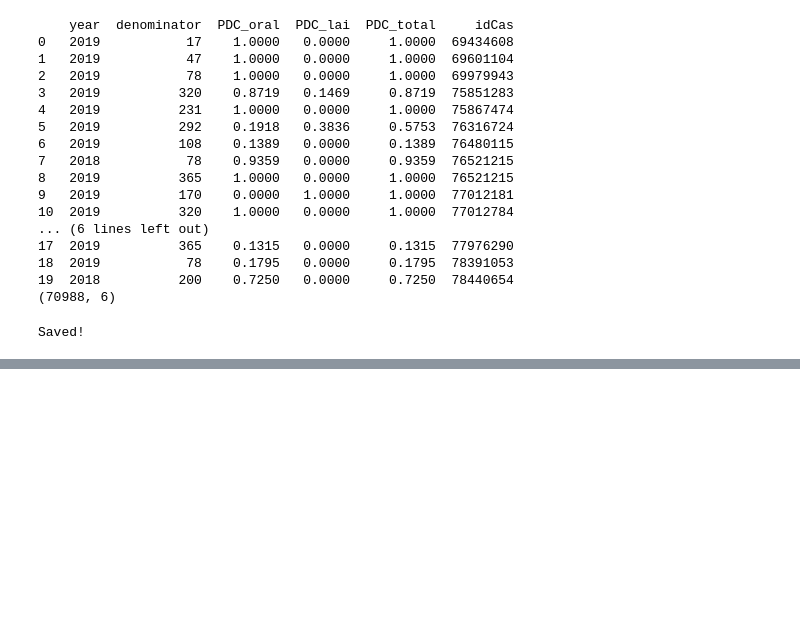
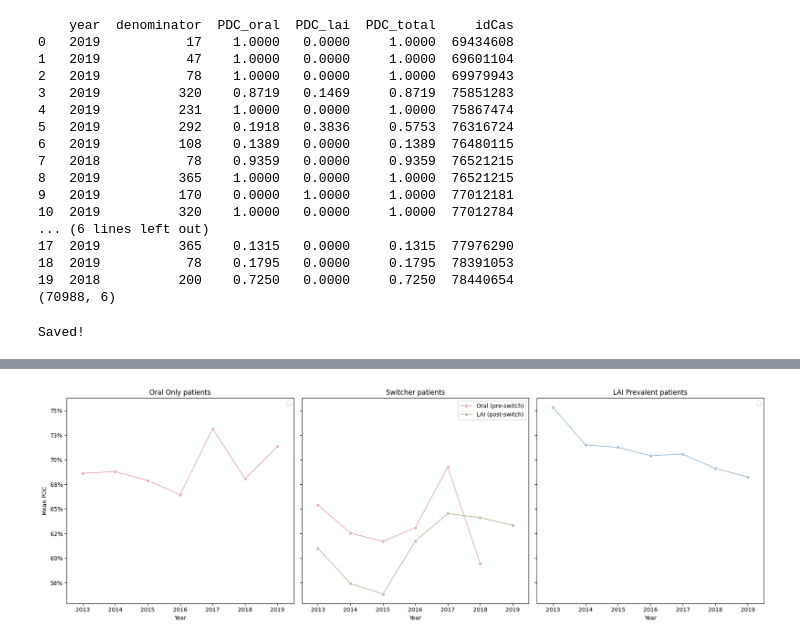
Before and after one commit to laiaraja/Data-sintetica, a Jupyter notebook: src/ADHERENCIA/adh2.ipynb, the cells around one changed output, grey strips where cells are left out. Drawn from its saved outputs; the diff is of its cells as text; code cells hidden in the pictures; blank space fills up the shorter version.

```diff
--- a/src/ADHERENCIA/adh2.ipynb
+++ b/src/ADHERENCIA/adh2.ipynb
@@ -436,0 +497,14 @@ Saved!
+# %%
+def assign_group(row):
+    if row['switcher']:
+        return 'Switcher'
+    elif row['oral_only']:
+        return 'Oral only'
+    else:
+        return 'LAI prevalent'
+
+patient_flags['group'] = patient_flags.apply(assign_group, axis=1)
+
+# Just merge the group label
+pdc_final = pdc_final.merge(patient_flags[['idCas', 'group']], on='idCas', how='left')
+pdc_final = pdc_final[pdc_final['year'].between(2013, 2021)]
@@ -436,0 +557,54 @@ Saved!
+# %%
+import matplotlib.pyplot as plt
+import seaborn as sns
+
+custom2 = ['#E8B4BC', '#B7C9A8', '#A8C5DA', '#D4B8D4', '#F0D9B5']
+
+# Mean PDC per group per year
+oral_only = pdc_final[pdc_final['group'] == 'Oral only'].groupby('year')['PDC_oral'].mean().reset_index()
+lai_prevalent = pdc_final[pdc_final['group'] == 'LAI prevalent'].groupby('year')['PDC_lai'].mean().reset_index()
+
+# Switchers: oral before first_lai_date, lai after
+pdc_switchers = pdc_final[pdc_final['group'] == 'Switcher'].copy()
+pdc_switchers['switch_year'] = pdc_switchers['first_lai_date'].dt.year
+
+switcher_oral = pdc_switchers[pdc_switchers['year'] < pdc_switchers['switch_year']].groupby('year')['PDC_oral'].mean().reset_index()
+switcher_lai = pdc_switchers[pdc_switchers['year'] >= pdc_switchers['switch_year']].groupby('year')['PDC_lai'].mean().reset_index()
+
+# Plot
+fig, axes = plt.subplots(1, 3, figsize=(18, 6), sharey=True, sharex=False)
+
+palette = sns.color_palette(custom2)
+
+# Oral only
+sns.lineplot(data=oral_only, x='year', y='PDC_oral', ax=axes[0], color=palette[0], marker='o')
+axes[0].set_title('Oral Only patients')
+axes[0].set_xlabel('Year')
+axes[0].set_ylabel('Mean PDC')
+axes[0].yaxis.set_major_formatter(plt.FuncFormatter(lambda x, _: f'{x*100:.0f}%'))
+axes[0].legend()
+
+# Switchers
+sns.lineplot(data=switcher_oral, x='year', y='PDC_oral', ax=axes[1], color=palette[0], marker='o', label='Oral (pre-switch)')
+sns.lineplot(data=switcher_lai, x='year', y='PDC_lai', ax=axes[1], color=palette[1], marker='o', label='LAI (post-switch)')
+axes[1].set_title('Switcher patients')
+axes[1].set_xlabel('Year')
+axes[1].set_ylabel('')
+axes[1].legend()
+
+# LAI prevalent
+sns.lineplot(data=lai_prevalent, x='year', y='PDC_lai', ax=axes[2], color=palette[2], marker='o')
+axes[2].set_title('LAI Prevalent patients')
+axes[2].set_xlabel('Year')
+axes[2].set_ylabel('')
+axes[2].legend()
+
+for ax in axes:
+    ax.set_xticks(range(2013, 2020))
+    ax.set_xlim(2012.5, 2019.5)
+
+plt.tight_layout()
+plt.savefig(r'C:\Users\laiar\Desktop\Classe IDIBAPS\data_sintetica\Data-sintetica\Data-sintetica\src\EDA\pdc_groups.png', dpi=150)
+plt.show()
+# %% [output]
+[figure, added]
```
Also changed, not shown: parts of 13 cells of this notebook, 3 other files.
